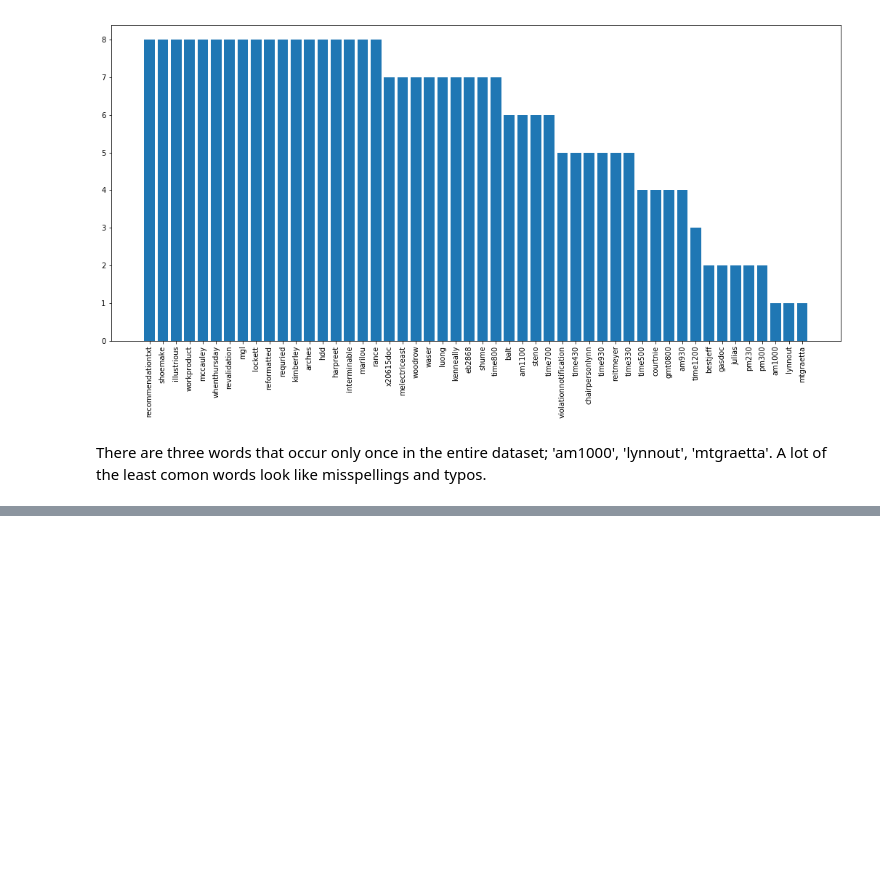
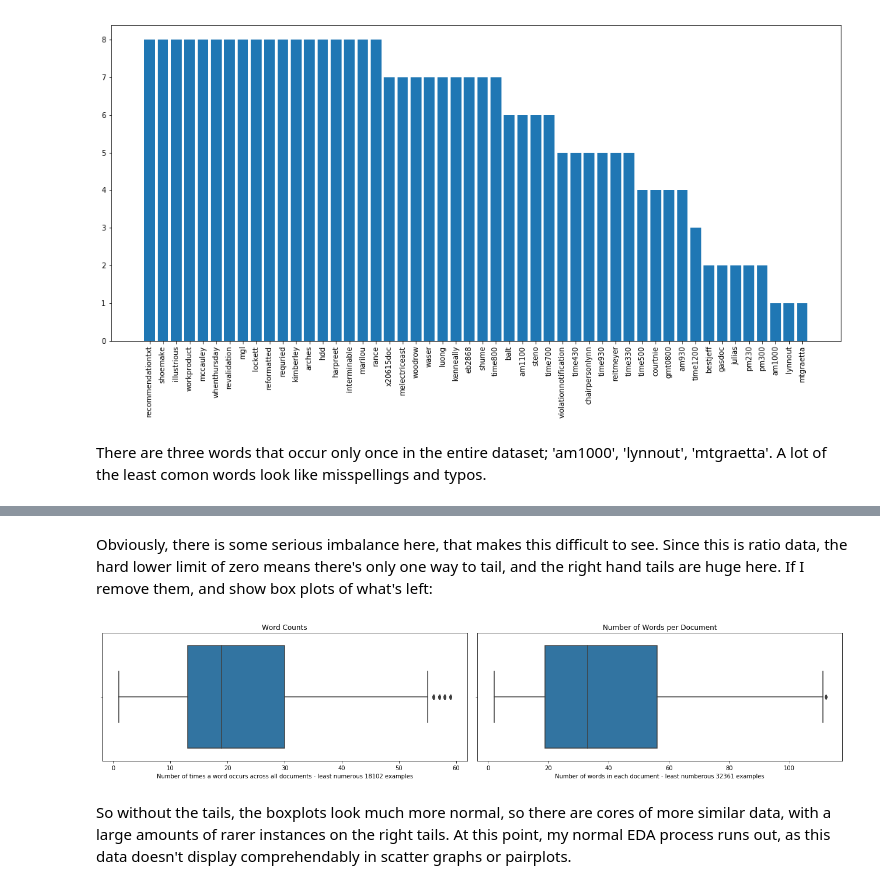
Before and after one commit to chorhatarahuduketuri/Bag-of-words-dataset, a Jupyter notebook: code/Bag of Words EDA.ipynb, the cells around one changed output, grey strips where cells are left out. Drawn from its saved outputs; the diff is of its cells as text; code cells hidden in the pictures; blank space fills up the shorter version.

```diff
--- a/code/Bag of Words EDA.ipynb
+++ b/code/Bag of Words EDA.ipynb
@@ -168,0 +233,20 @@ What would be interesting, would be to look at:
+# %% [markdown]
+Obviously, there is some serious imbalance here, that makes this difficult to see. Since this is ratio data, the hard lower limit of zero means there's only one way to tail, and the right hand tails are huge here. If I remove them, and show box plots of what's left:
+# %%
+# Outlier visualisation - exclusion
+fig_4, ax_4 = plt.subplots(1,2,figsize=(18,4))
+
+subset_of_word_counts = word_counts.sort_values(by='count', ascending=False)[10000:]
+subset_of_number_of_words_in_documents = number_of_words_in_documents.sort_values(ascending=False)[7500:]
+
+sns.boxplot(x='count', data=subset_of_word_counts, ax=ax_4[0])
+sns.boxplot(x=subset_of_number_of_words_in_documents.data, data=subset_of_number_of_words_in_documents, ax=ax_4[1])
+
+ax_4[0].set(title='Word Counts', xlabel='Number of times a word occurs across all documents - least numerous 18102 examples')
+ax_4[1].set(title='Number of Words per Document', xlabel='Number of words in each document - least numberous 32361 examples')
+
+fig_4.tight_layout()
+# %% [output]
+[figure, added]
+# %% [markdown]
+So without the tails, the boxplots look much more normal, so there are cores of more similar data, with a large amounts of rarer instances on the right tails. At this point, my normal EDA process runs out, as this data doesn't display comprehendably in scatter graphs or pairplots.
```
Also changed, not shown: parts of 13 cells of this notebook.
